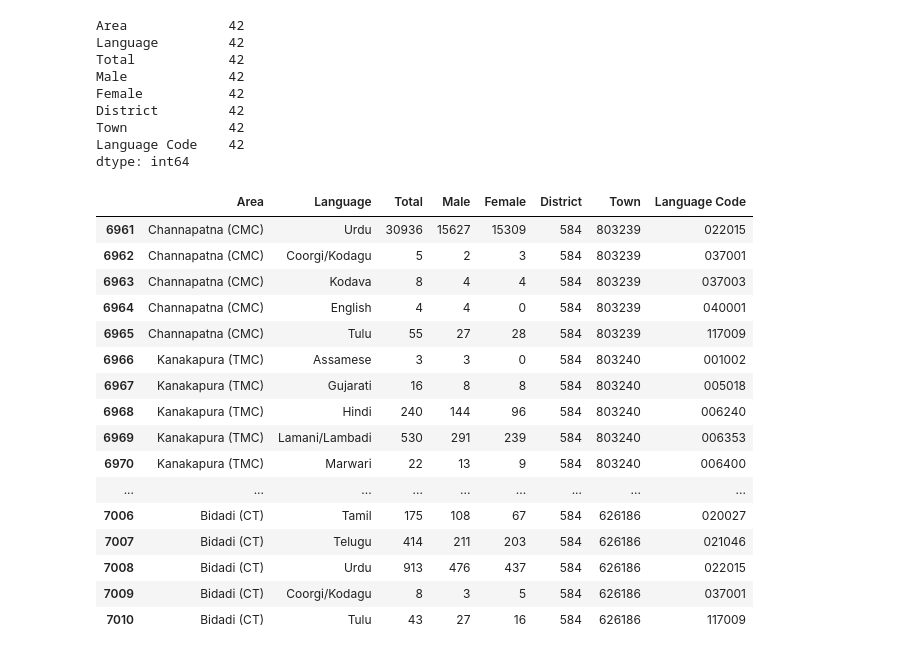
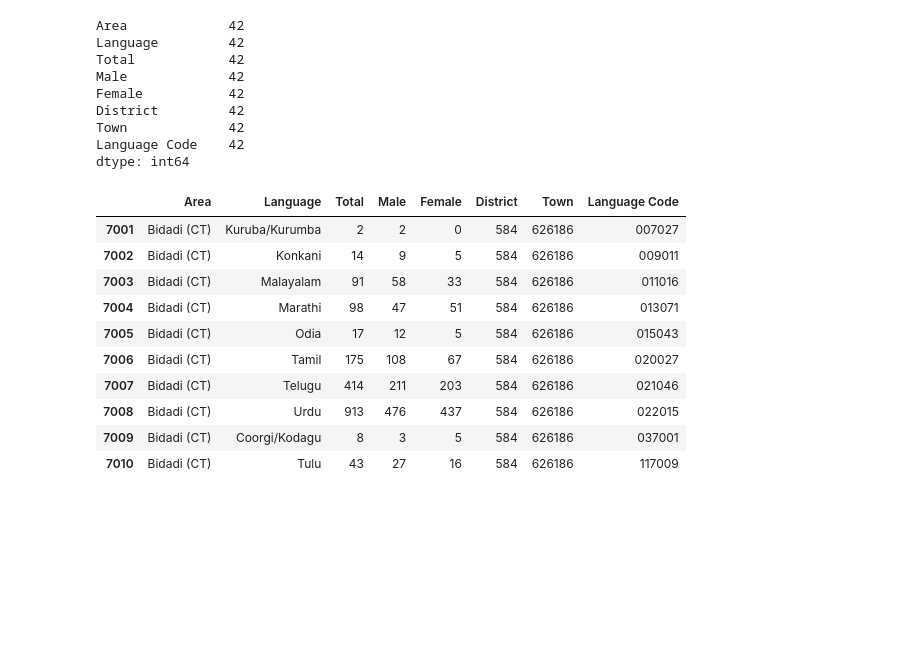
Before and after one commit to tam0w/language-eda, a Jupyter notebook: karnataka.ipynb, the cells around one changed output. Saved outputs shown, nothing was run; the diff lists cells and outputs as text; code cells hidden in the pictures; blank space fills up the shorter version.

```diff
--- a/karnataka.ipynb
+++ b/karnataka.ipynb
@@ -246,23 +246,17 @@ dtype: int64
 # %%
 # 42 rows where Area = Karnataka in the Global Data set. So our operation was clearly effective
 # as our global dataset also has only 42 entries for Karnataka.
 # Our dataset now has 7001 entries compared to the 15337 we started with.
 
 res = res.reset_index(drop=True)
-res.tail(50)
+res.tail(10)
 # %% [output]
 |  | Area | Language | Total | Male | Female | District | Town | Language Code |
-| 6961 | Channapatna (CMC) | Urdu | 30936 | 15627 | 15309 | 584 | 803239 | 022015 |
-| 6962 | Channapatna (CMC) | Coorgi/Kodagu | 5 | 2 | 3 | 584 | 803239 | 037001 |
-| 6963 | Channapatna (CMC) | Kodava | 8 | 4 | 4 | 584 | 803239 | 037003 |
-| 6964 | Channapatna (CMC) | English | 4 | 4 | 0 | 584 | 803239 | 040001 |
-| 6965 | Channapatna (CMC) | Tulu | 55 | 27 | 28 | 584 | 803239 | 117009 |
-| 6966 | Kanakapura (TMC) | Assamese | 3 | 3 | 0 | 584 | 803240 | 001002 |
-| 6967 | Kanakapura (TMC) | Gujarati | 16 | 8 | 8 | 584 | 803240 | 005018 |
-| 6968 | Kanakapura (TMC) | Hindi | 240 | 144 | 96 | 584 | 803240 | 006240 |
-| 6969 | Kanakapura (TMC) | Lamani/Lambadi | 530 | 291 | 239 | 584 | 803240 | 006353 |
-| 6970 | Kanakapura (TMC) | Marwari | 22 | 13 | 9 | 584 | 803240 | 006400 |
-| ... | ... | ... | ... | ... | ... | ... | ... | ... |
+| 7001 | Bidadi (CT) | Kuruba/Kurumba | 2 | 2 | 0 | 584 | 626186 | 007027 |
+| 7002 | Bidadi (CT) | Konkani | 14 | 9 | 5 | 584 | 626186 | 009011 |
+| 7003 | Bidadi (CT) | Malayalam | 91 | 58 | 33 | 584 | 626186 | 011016 |
+| 7004 | Bidadi (CT) | Marathi | 98 | 47 | 51 | 584 | 626186 | 013071 |
+| 7005 | Bidadi (CT) | Odia | 17 | 12 | 5 | 584 | 626186 | 015043 |
 | 7006 | Bidadi (CT) | Tamil | 175 | 108 | 67 | 584 | 626186 | 020027 |
 | 7007 | Bidadi (CT) | Telugu | 414 | 211 | 203 | 584 | 626186 | 021046 |
 | 7008 | Bidadi (CT) | Urdu | 913 | 476 | 437 | 584 | 626186 | 022015 |
```
Also changed, not shown: parts of 3 cells of this notebook, 1 other file.
